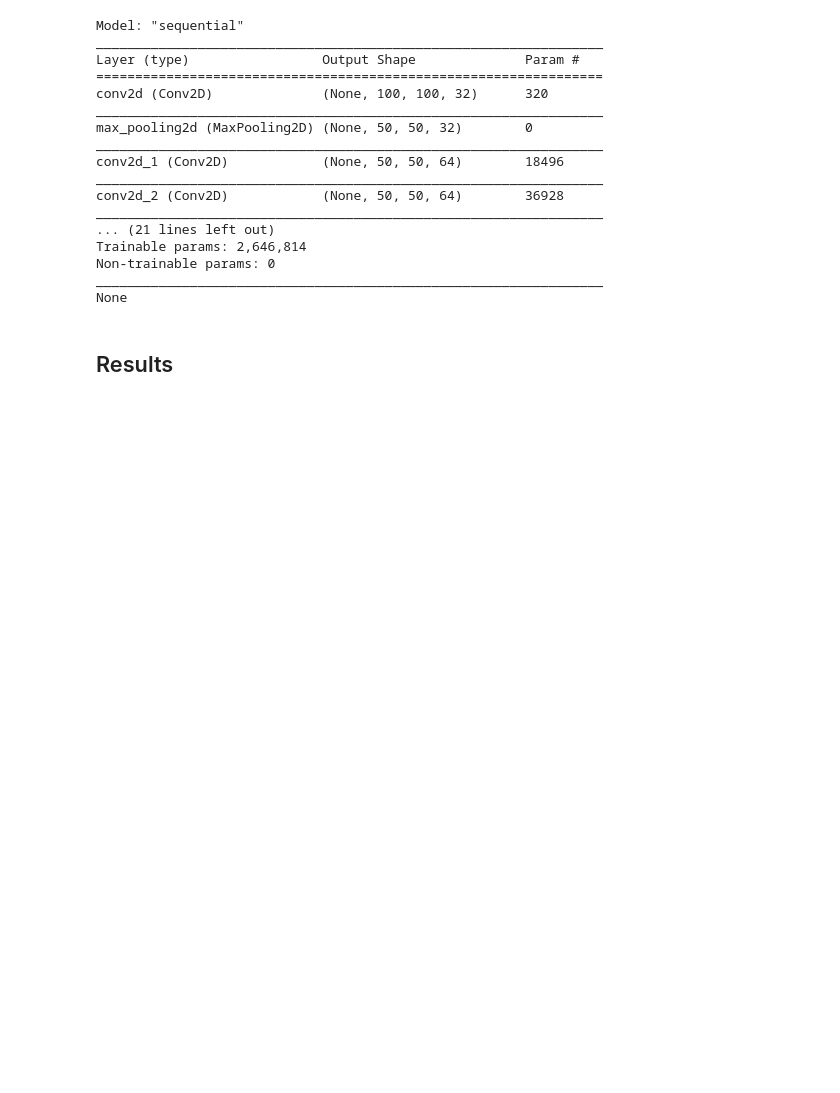
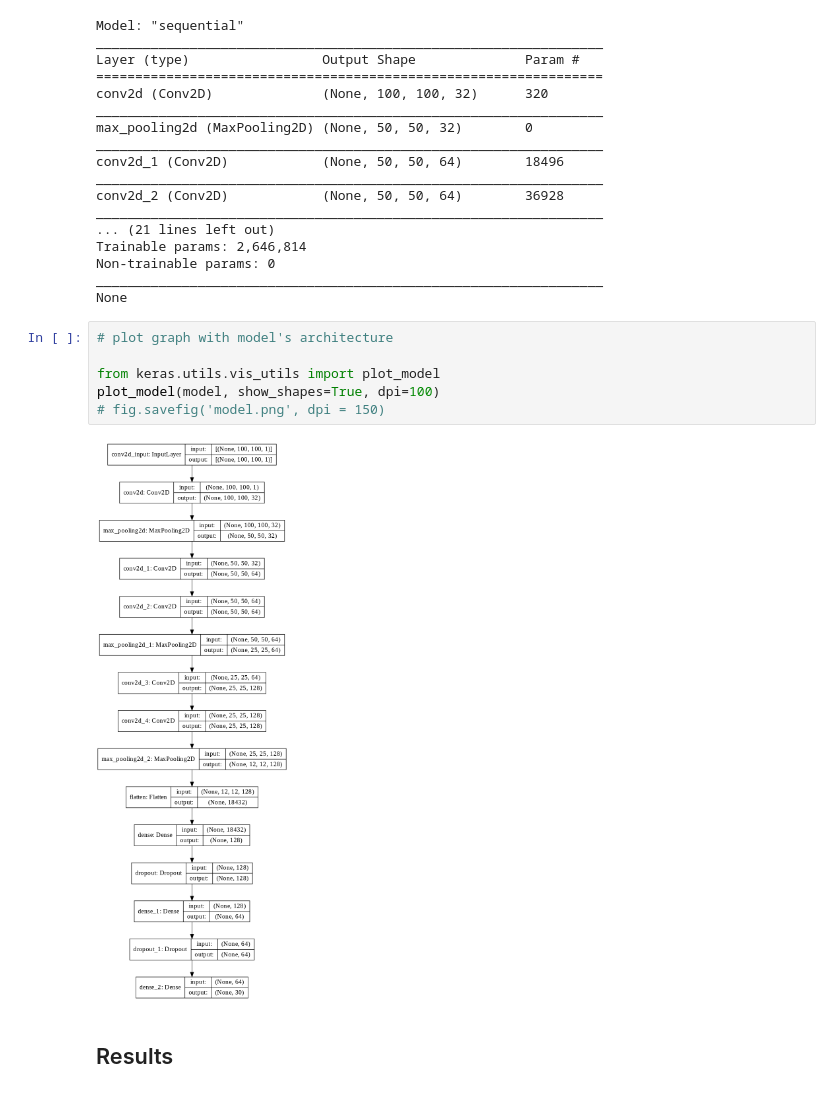
Before and after one commit to synthetica-ai/pid-digitization, a Jupyter notebook: CNN_Eng_Drawings_updated.ipynb, the cells around one changed output. Saved outputs shown, nothing was run; the diff lists cells and outputs as text; blank space fills up the shorter version.

```diff
--- a/CNN_Eng_Drawings_updated.ipynb
+++ b/CNN_Eng_Drawings_updated.ipynb
@@ -403,6 +403,14 @@ Trainable params: 2,646,814
 Non-trainable params: 0
 _________________________________________________________________
 None
+# %%
+# plot graph with model's architecture
+
+from keras.utils.vis_utils import plot_model
+plot_model(model, show_shapes=True, dpi=100)
+# fig.savefig('model.png', dpi = 150)
+# %% [output]
+[figure, added]
 # %% [markdown]
 ## Results
 # %%
```
Also changed, not shown: parts of 12 cells of this notebook.
